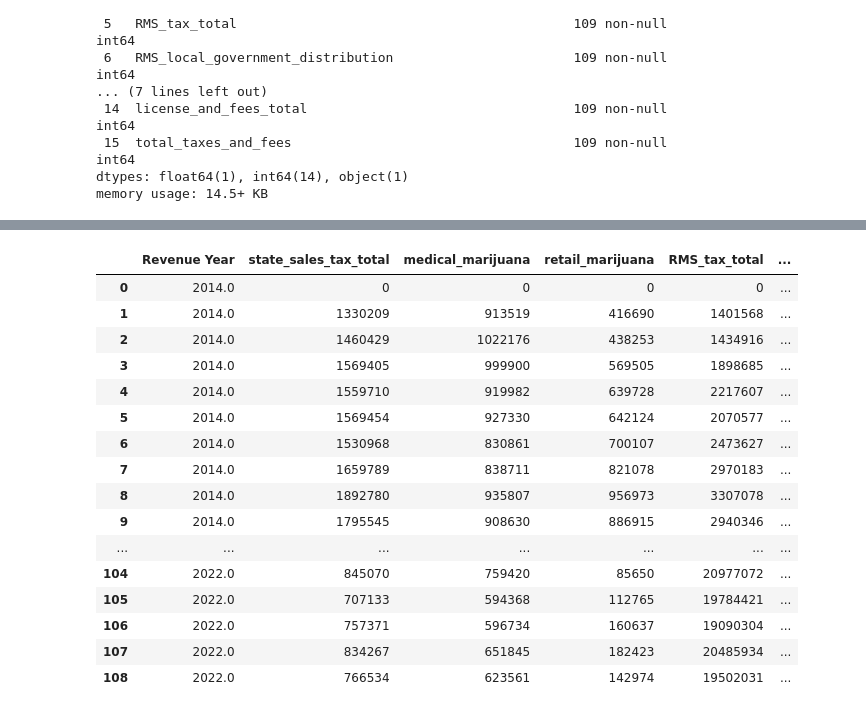
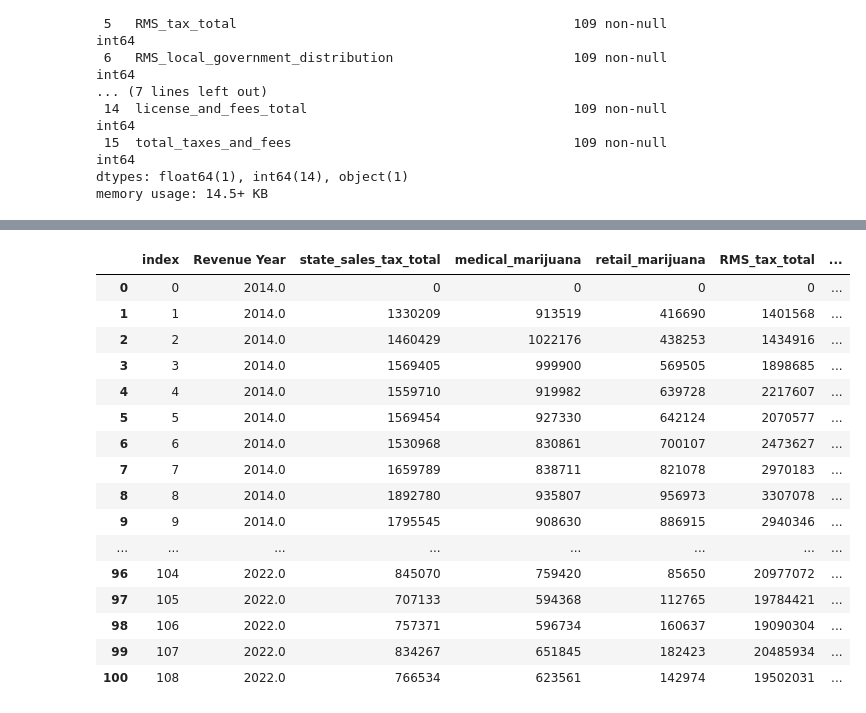
Before and after one commit to jho97/specs_capstone, a Jupyter notebook: visualized_data/colorado_marijuana_tax.ipynb, the cells around one changed output, grey strips where cells are left out. Cells and saved outputs as stored; diff of their text form; code cells hidden in the pictures.

```diff
--- a/visualized_data/colorado_marijuana_tax.ipynb
+++ b/visualized_data/colorado_marijuana_tax.ipynb
@@ -211,22 +191,22 @@ df_taxes_months.reset_index()
 # %%
 df_taxes_months = df_taxes_months.drop("Revenue Month", axis=1)
-df_taxes_months
+df_taxes_months.reset_index()
 # %% [output]
-|  | Revenue Year | state_sales_tax_total | medical_marijuana | retail_marijuana | RMS_tax_total | ... |
-| 0 | 2014.0 | 0 | 0 | 0 | 0 | ... |
-| 1 | 2014.0 | 1330209 | 913519 | 416690 | 1401568 | ... |
-| 2 | 2014.0 | 1460429 | 1022176 | 438253 | 1434916 | ... |
-| 3 | 2014.0 | 1569405 | 999900 | 569505 | 1898685 | ... |
-| 4 | 2014.0 | 1559710 | 919982 | 639728 | 2217607 | ... |
-| 5 | 2014.0 | 1569454 | 927330 | 642124 | 2070577 | ... |
-| 6 | 2014.0 | 1530968 | 830861 | 700107 | 2473627 | ... |
-| 7 | 2014.0 | 1659789 | 838711 | 821078 | 2970183 | ... |
-| 8 | 2014.0 | 1892780 | 935807 | 956973 | 3307078 | ... |
-| 9 | 2014.0 | 1795545 | 908630 | 886915 | 2940346 | ... |
-| ... | ... | ... | ... | ... | ... | ... |
-| 104 | 2022.0 | 845070 | 759420 | 85650 | 20977072 | ... |
-| 105 | 2022.0 | 707133 | 594368 | 112765 | 19784421 | ... |
-| 106 | 2022.0 | 757371 | 596734 | 160637 | 19090304 | ... |
-| 107 | 2022.0 | 834267 | 651845 | 182423 | 20485934 | ... |
-| 108 | 2022.0 | 766534 | 623561 | 142974 | 19502031 | ... |
+|  | index | Revenue Year | state_sales_tax_total | medical_marijuana | retail_marijuana | RMS_tax_total | ... |
+| 0 | 0 | 2014.0 | 0 | 0 | 0 | 0 | ... |
+| 1 | 1 | 2014.0 | 1330209 | 913519 | 416690 | 1401568 | ... |
+| 2 | 2 | 2014.0 | 1460429 | 1022176 | 438253 | 1434916 | ... |
+| 3 | 3 | 2014.0 | 1569405 | 999900 | 569505 | 1898685 | ... |
+| 4 | 4 | 2014.0 | 1559710 | 919982 | 639728 | 2217607 | ... |
+| 5 | 5 | 2014.0 | 1569454 | 927330 | 642124 | 2070577 | ... |
+| 6 | 6 | 2014.0 | 1530968 | 830861 | 700107 | 2473627 | ... |
+| 7 | 7 | 2014.0 | 1659789 | 838711 | 821078 | 2970183 | ... |
+| 8 | 8 | 2014.0 | 1892780 | 935807 | 956973 | 3307078 | ... |
+| 9 | 9 | 2014.0 | 1795545 | 908630 | 886915 | 2940346 | ... |
+| ... | ... | ... | ... | ... | ... | ... | ... |
+| 96 | 104 | 2022.0 | 845070 | 759420 | 85650 | 20977072 | ... |
+| 97 | 105 | 2022.0 | 707133 | 594368 | 112765 | 19784421 | ... |
+| 98 | 106 | 2022.0 | 757371 | 596734 | 160637 | 19090304 | ... |
+| 99 | 107 | 2022.0 | 834267 | 651845 | 182423 | 20485934 | ... |
+| 100 | 108 | 2022.0 | 766534 | 623561 | 142974 | 19502031 | ... |
 # %%
```
Also changed, not shown: parts of 2 cells of this notebook, 21 other files.
